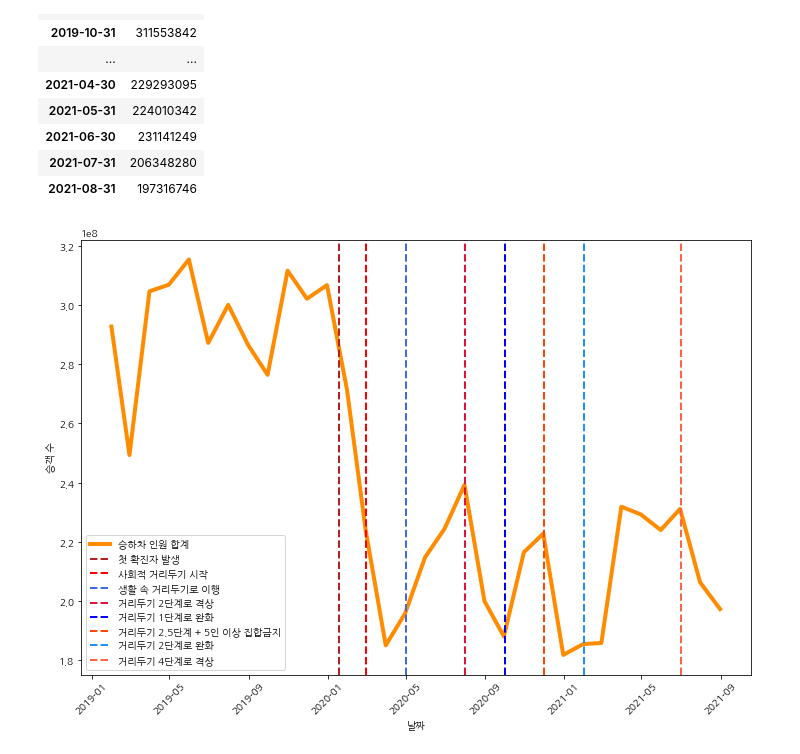
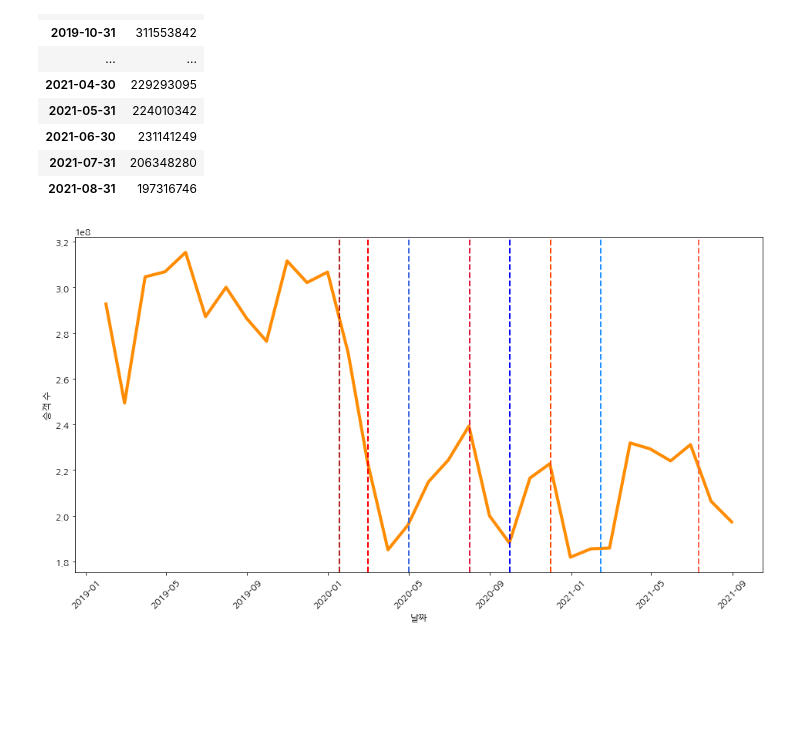
Before and after one commit to SeungyounShin/DGU-DataAnalysis, a Jupyter notebook: hyemin-station.ipynb, the cells around one changed output. Saved outputs shown, nothing was run; the diff lists cells and outputs as text; code cells hidden in the pictures; blank space fills up the shorter version.

```diff
--- a/hyemin-station.ipynb
+++ b/hyemin-station.ipynb
@@ -227,28 +227,29 @@ result_graph
 # %%
 from datetime import datetime
 import seaborn as sns
 # sns.set(font="AppleGothic",
 #         rc={"axes.unicode_minus":False},
 #         style='darkgrid')
 plt.plot(result_graph, linewidth=4, color='darkorange', label='승하차 인원 합계')
-plt.rcParams['figure.figsize'] = [12, 8]
+plt.rcParams['figure.figsize'] = [16, 8]
 # plt.title("2019~2021년 8월까지의 지하철 승객 수 변화")
 plt.ylabel("승객 수")
 plt.xlabel("날짜")
 plt.xticks(rotation=45)
 plt.axvline(x=datetime(2020, 1, 18), color='firebrick', linestyle='--', linewidth=2, label='첫 확진자 발생') # 첫 확진자 발생
 plt.axvline(x=datetime(2020, 3, 1), color='red', linestyle='--', linewidth=2, label='사회적 거리두기 시작') # 신천지발 확진자 급증으로 강도 높은 사회적 거리두기 시작
 plt.axvline(x=datetime(2020, 5, 1), color='royalblue', linestyle='--', linewidth=2, label='생활 속 거리두기로 이행') # ??
 plt.axvline(x=datetime(2020, 8, 1), color='crimson', linestyle='--', linewidth=2, label='거리두기 2단계로 격상') # 사회적 거리두기 2단계 격상, 사랑제일교회 확진자 급증
 # plt.axvline(x=datetime(2020, 9, 1), color='green', linestyle='--', linewidth=2) # 사회적 거리두기 2.5단계 격상, 2주 후 2단계로 조정
 plt.axvline(x=datetime(2020, 10, 1), color='blue', linestyle='--', linewidth=2, label='거리두기 1단계로 완화') # 사회적 거리두기 1단계로 완화
 plt.axvline(x=datetime(2020, 12, 1), color='orangered', linestyle='--', linewidth=2, label='거리두기 2.5단계 + 5인 이상 집합금지') # 2.5단계 + 특별방역대책, 5인이상 집합금지 시행
-plt.axvline(x=datetime(2021, 2, 1), color='dodgerblue', linestyle='--', linewidth=2, label='거리두기 2단계로 완화') # 2단계 하향
-plt.axvline(x=datetime(2021, 7, 1), color='tomato', linestyle='--', linewidth=2, label='거리두기 4단계로 격상') # 4단계 격상
-plt.legend()
+plt.axvline(x=datetime(2021, 2, 15), color='dodgerblue', linestyle='--', linewidth=2, label='거리두기 2단계로 완화') # 2단계 하향
+plt.axvline(x=datetime(2021, 7, 12), color='tomato', linestyle='--', linewidth=2, label='거리두기 4단계로 격상') # 4단계 격상
+# plt.legend()
+plt.rc('font', size=10)
 plt.show()
 # %% [output]
-[figure, old version]
+[figure, new version]
 # %%
 # 2020년
 # 1월 - 국내 첫 확진자 발생
```
